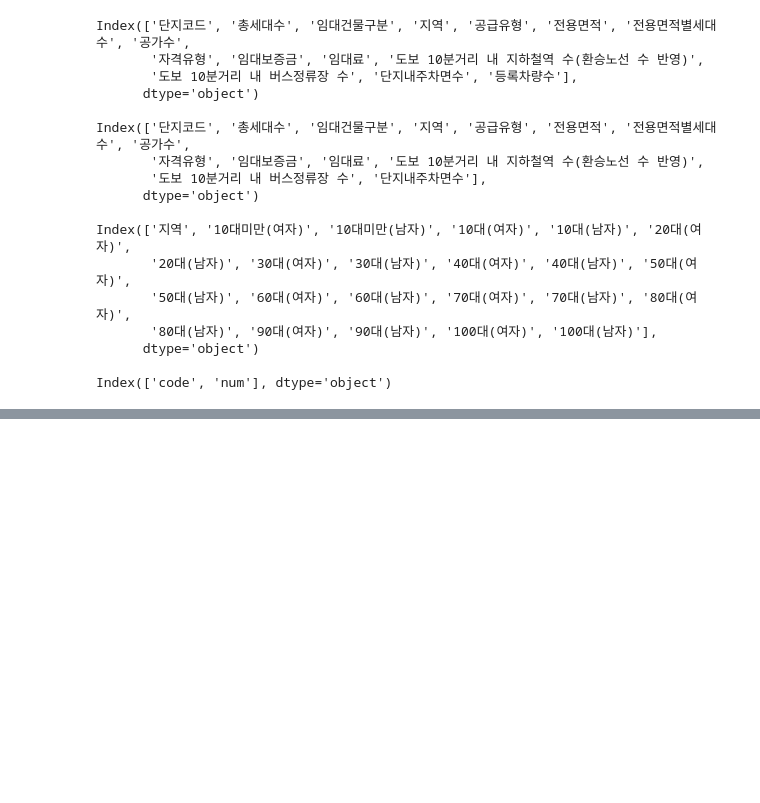
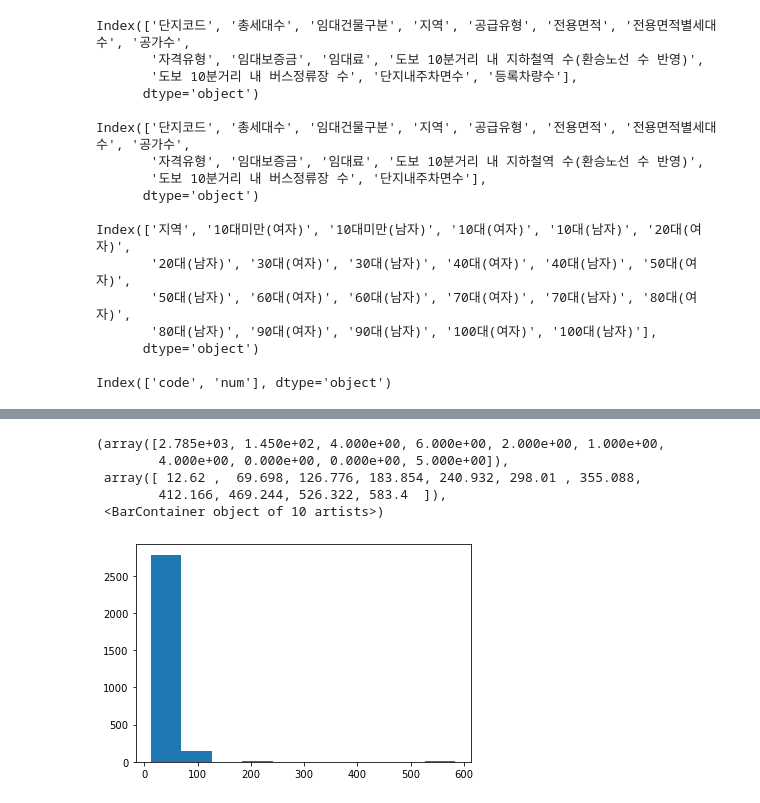
Before and after one commit to heehelena/Dacon_ParkingDemand, a Jupyter notebook: 01_데이터셋_살펴보기.ipynb, the cells around one changed output, grey strips where cells are left out. Cells and saved outputs as stored; diff of their text form; code cells hidden in the pictures; blank space fills up the shorter version.

```diff
--- a/01_데이터셋_살펴보기.ipynb
+++ b/01_데이터셋_살펴보기.ipynb
@@ -55,0 +147,9 @@ Index(['code', 'num'], dtype='object')
+# %%
+plt.hist(x='전용면적', data=train)
+# %% [output]
+(array([2.785e+03, 1.450e+02, 4.000e+00, 6.000e+00, 2.000e+00, 1.000e+00,
+        4.000e+00, 0.000e+00, 0.000e+00, 5.000e+00]),
+ array([ 12.62 ,  69.698, 126.776, 183.854, 240.932, 298.01 , 355.088,
+        412.166, 469.244, 526.322, 583.4  ]),
+ <BarContainer object of 10 artists>)
+[figure, added]
```
Also changed, not shown: parts of 24 cells of this notebook, 1 other file.
